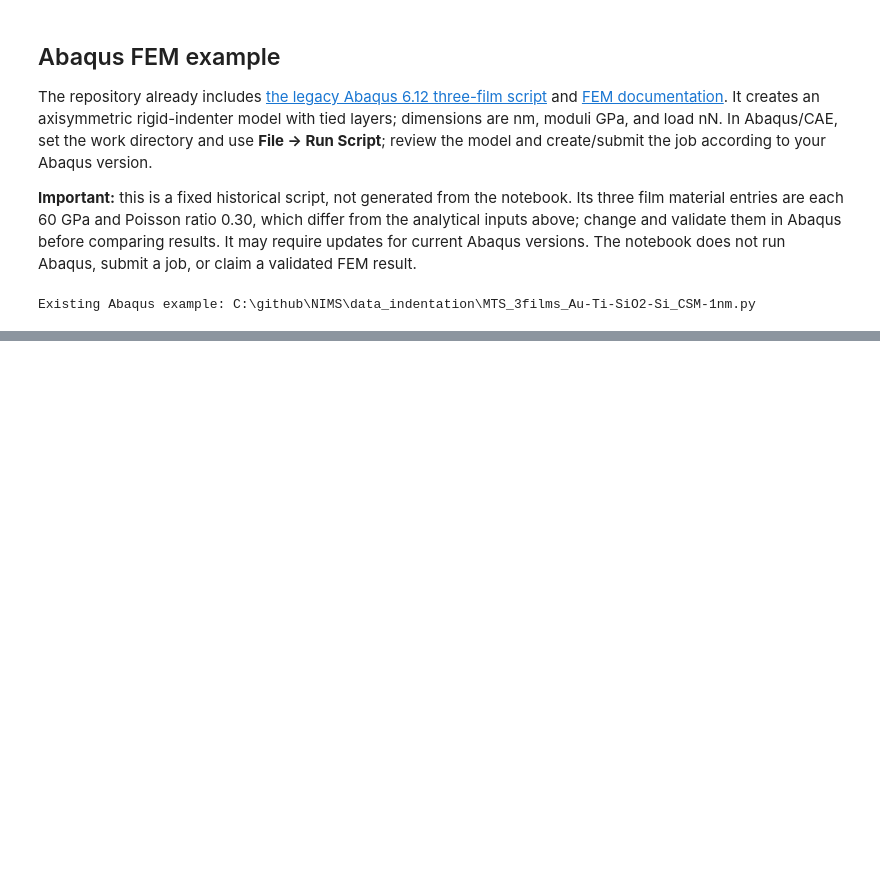
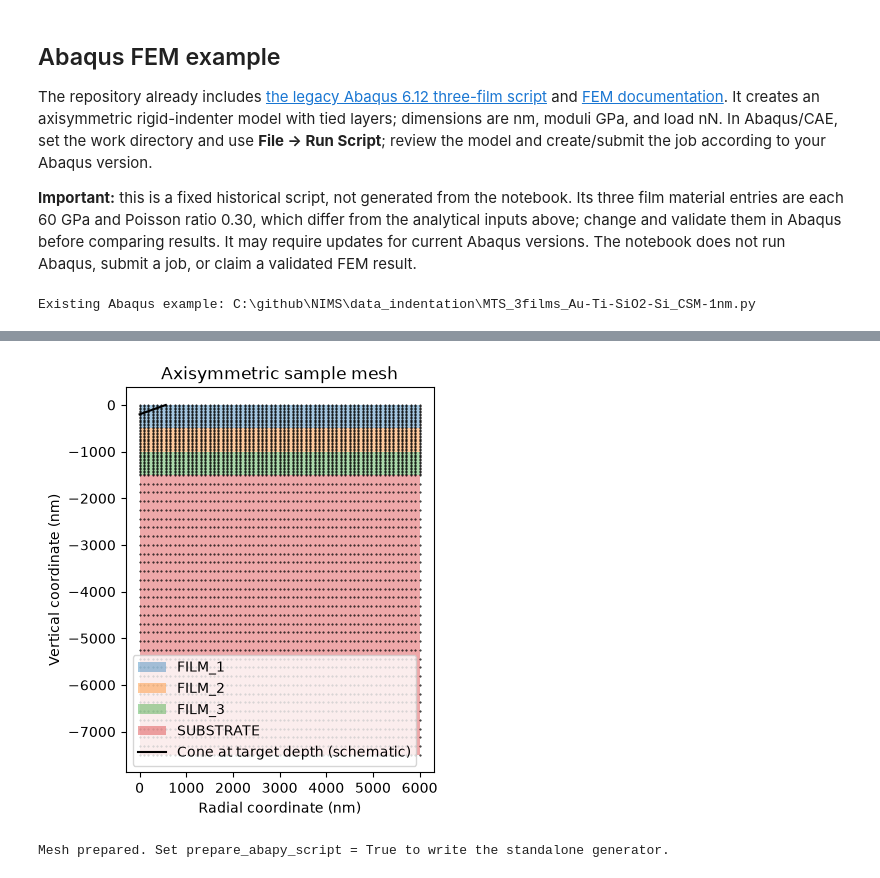
Before and after one commit to DavidMercier/NIMS, a Jupyter notebook: notebooks/multilayer_indentation.ipynb, the cells around one changed output, grey strips where cells are left out. Drawn from its saved outputs; the diff is of its cells as text; code cells hidden in the pictures; blank space fills up the shorter version.

Commit message:
improved code touse abapy to generate FE model in Abaqus

```diff
--- a/notebooks/multilayer_indentation.ipynb
+++ b/notebooks/multilayer_indentation.ipynb
@@ -248,0 +255,45 @@ Existing Abaqus example: C:\github\NIMS\data_indentation\MTS_3films_Au-Ti-SiO2-S
+# %%
+import importlib.util
+import subprocess
+import sys
+
+prepare_abapy_script = False  # Set True to write the script; no Abapy installation needed.
+abapy_output = root / 'multilayer_abapy.py'  # Must not already exist.
+bridge_path = root / 'matlab_code' / 'fem' / 'abapy_export.py'
+bridge_spec = importlib.util.spec_from_file_location('nims_abapy', bridge_path)
+bridge = importlib.util.module_from_spec(bridge_spec)
+bridge_spec.loader.exec_module(bridge)
+fem_films = [(layer['thickness_nm'], fitted_top_young if layer['E_GPa'] is None else layer['E_GPa'], layer['nu'])
+             for layer in reversed(films)]  # Surface to substrate.
+abapy_depth_nm = 200.0
+abapy_mesh_size_nm = 600.0  # Indenter mesher length scale.
+substrate_depth_nm, sample_width_nm = 6000.0, 6000.0
+abapy_half_angle_deg = 70.3
+model = bridge.build_layered_mesh(fem_films, substrate_depth_nm, sample_width_nm, 64, 16, 32)
+fig, ax = plt.subplots(figsize=(7, 5))
+bottom = 0.0
+for name, thickness, young, nu, count in model['regions']:
+    ax.fill_between([0, sample_width_nm], bottom - thickness, bottom, alpha=0.4, label=name)
+    bottom -= thickness
+ax.scatter([node[1] for node in model['nodes']], [node[2] for node in model['nodes']],
+           s=0.2, color='black')
+ax.plot([0, abapy_depth_nm * np.tan(np.deg2rad(abapy_half_angle_deg))],
+        [-abapy_depth_nm, 0], 'k-', label='Cone at target depth (schematic)')
+ax.set(xlabel='Radial coordinate (nm)', ylabel='Vertical coordinate (nm)', title='Axisymmetric sample mesh')
+ax.set_aspect('equal')
+ax.legend()
+plt.show()
+command = [sys.executable, str(bridge_path), '--prepare-script', '--output', str(abapy_output),
+           '--young', str(substrate['E_GPa']), '--poisson', str(substrate['nu']),
+           '--depth', str(abapy_depth_nm), '--mesh-size', str(abapy_mesh_size_nm),
+           '--angle', str(abapy_half_angle_deg), '--substrate-depth', str(substrate_depth_nm),
+           '--width', str(sample_width_nm)]
+for film in fem_films:
+    command.extend(['--film', *map(str, film)])
+if prepare_abapy_script:
+    subprocess.run(command, check=True)
+else:
+    print('Mesh prepared. Set prepare_abapy_script = True to write the standalone generator.')
+# %% [output]
+[figure, added]
+Mesh prepared. Set prepare_abapy_script = True to write the standalone generator.
```
Also changed, not shown: parts of 1 cell of this notebook, 7 other files.
